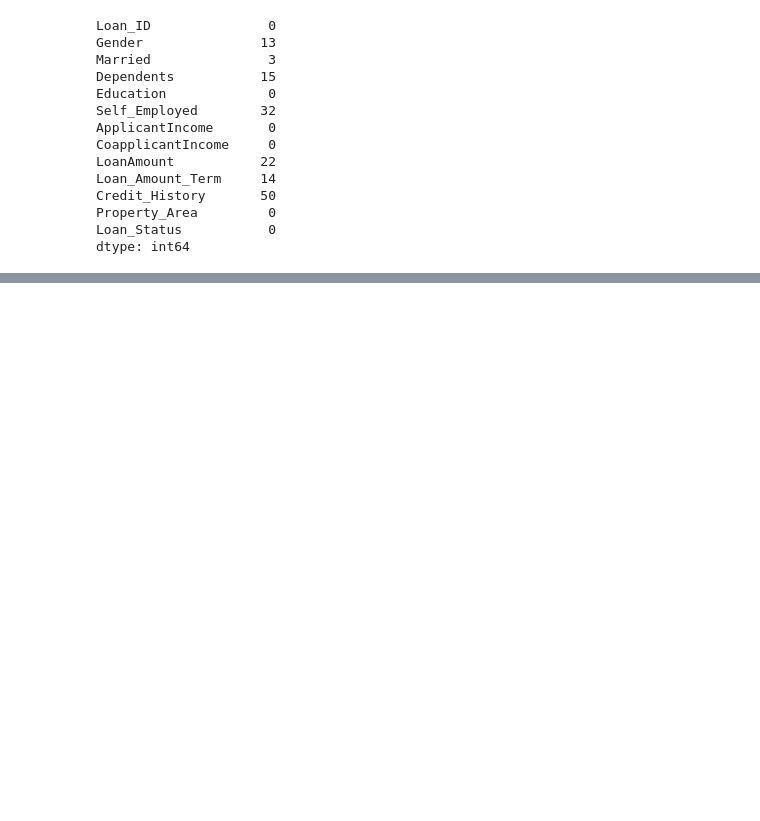
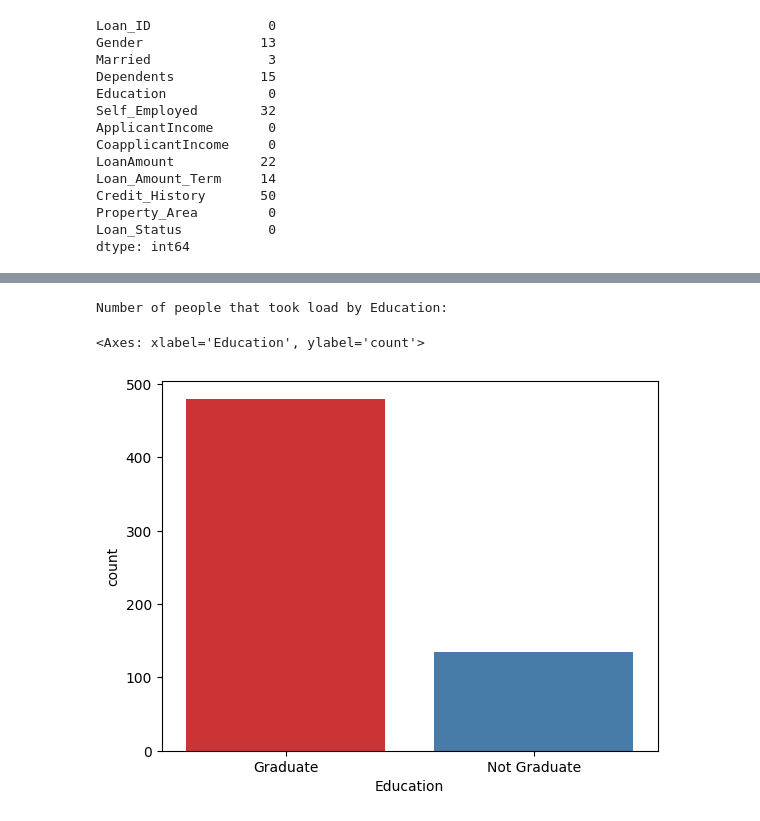
Before and after one commit to Defdave/loan_eligibility_prediction, a Jupyter notebook: loan_eligibility_prediction.ipynb, the cells around one changed output, grey strips where cells are left out. Saved outputs shown, nothing was run; the diff lists cells and outputs as text; code cells hidden in the pictures; blank space fills up the shorter version.

```diff
--- a/loan_eligibility_prediction.ipynb
+++ b/loan_eligibility_prediction.ipynb
@@ -103,0 +165,8 @@ sns.boxplot(data = df)
+# %%
+print('Number of people that took load by Education:')
+df['Education'].value_counts()
+sns.countplot(data=df, x='Education', palette='Set1')
+# %% [output]
+Number of people that took load by Education:
+<Axes: xlabel='Education', ylabel='count'>
+[figure, added]
```
Also changed, not shown: parts of 11 cells of this notebook.
